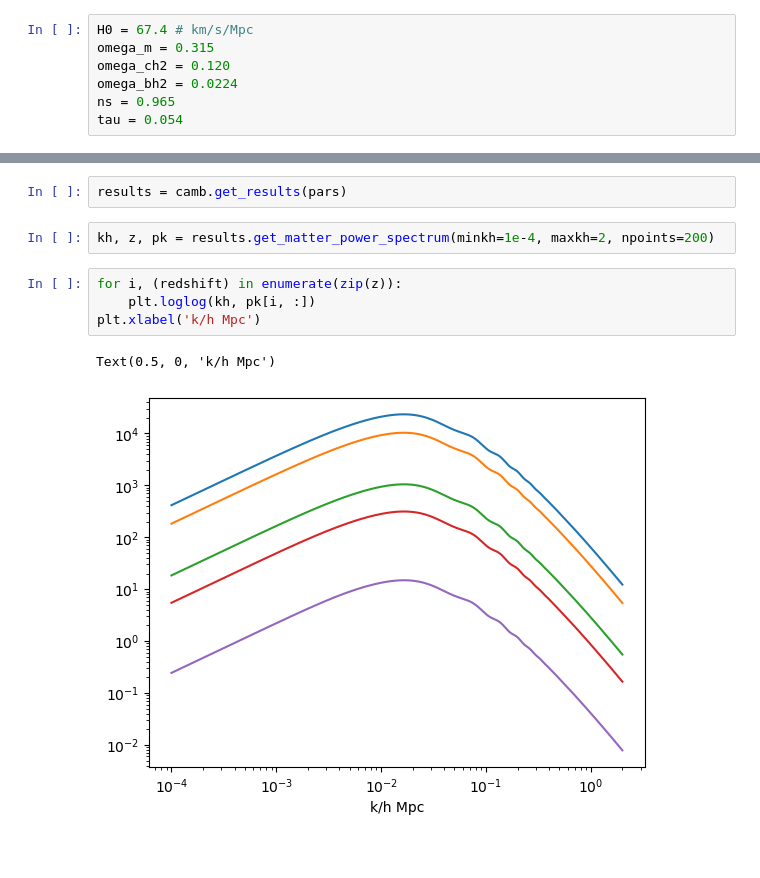
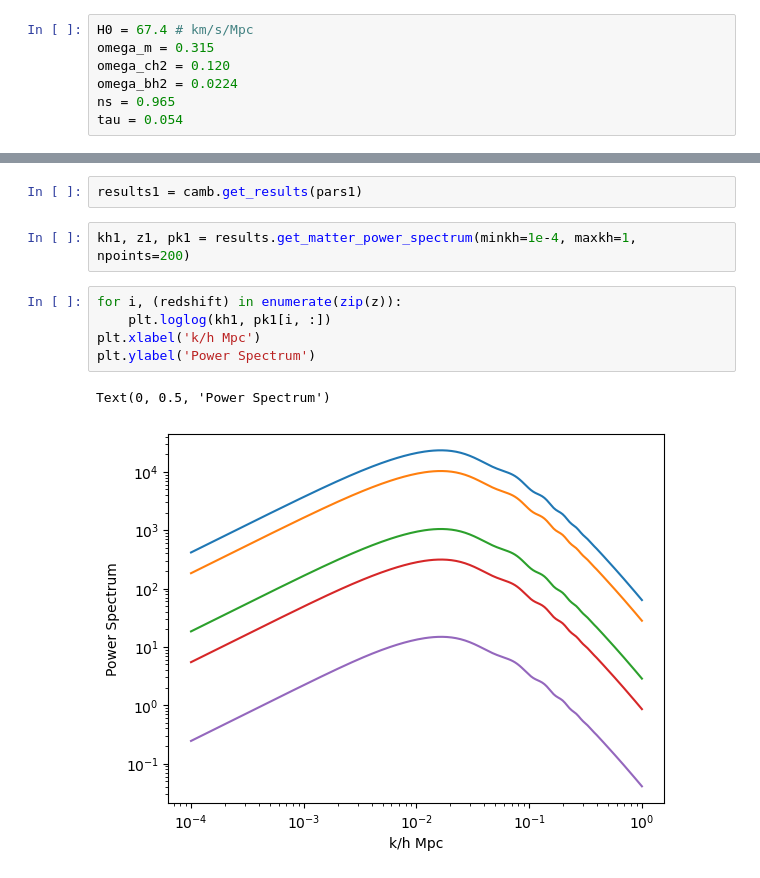
Before and after one commit to danielarebennett/Tarea-2, a Jupyter notebook: T2 P6 a).ipynb, the cells around one changed output, grey strips where cells are left out. Drawn from its saved outputs; the diff is of its cells as text.

```diff
--- a/T2 P6 a).ipynb
+++ b/T2 P6 a).ipynb
@@ -17,14 +17,15 @@ pars.set_matter_power(redshifts=[0.0,0.8, 5,10,50], kmax=4.0);
 # %% [output]
 Note: redshifts have been re-sorted (earliest first)
 # %%
-results = camb.get_results(pars)
+results1 = camb.get_results(pars1)
 # %%
-kh, z, pk = results.get_matter_power_spectrum(minkh=1e-4, maxkh=2, npoints=200)
+kh1, z1, pk1 = results.get_matter_power_spectrum(minkh=1e-4, maxkh=1, npoints=200)
 # %%
 for i, (redshift) in enumerate(zip(z)):
-    plt.loglog(kh, pk[i, :])
+    plt.loglog(kh1, pk1[i, :])
 plt.xlabel('k/h Mpc')
+plt.ylabel('Power Spectrum')
 # %% [output]
-Text(0.5, 0, 'k/h Mpc')
+Text(0, 0.5, 'Power Spectrum')
-[figure, old version]
+[figure, new version]
 # %%
```
Also changed, not shown: parts of 6 cells of this notebook.
